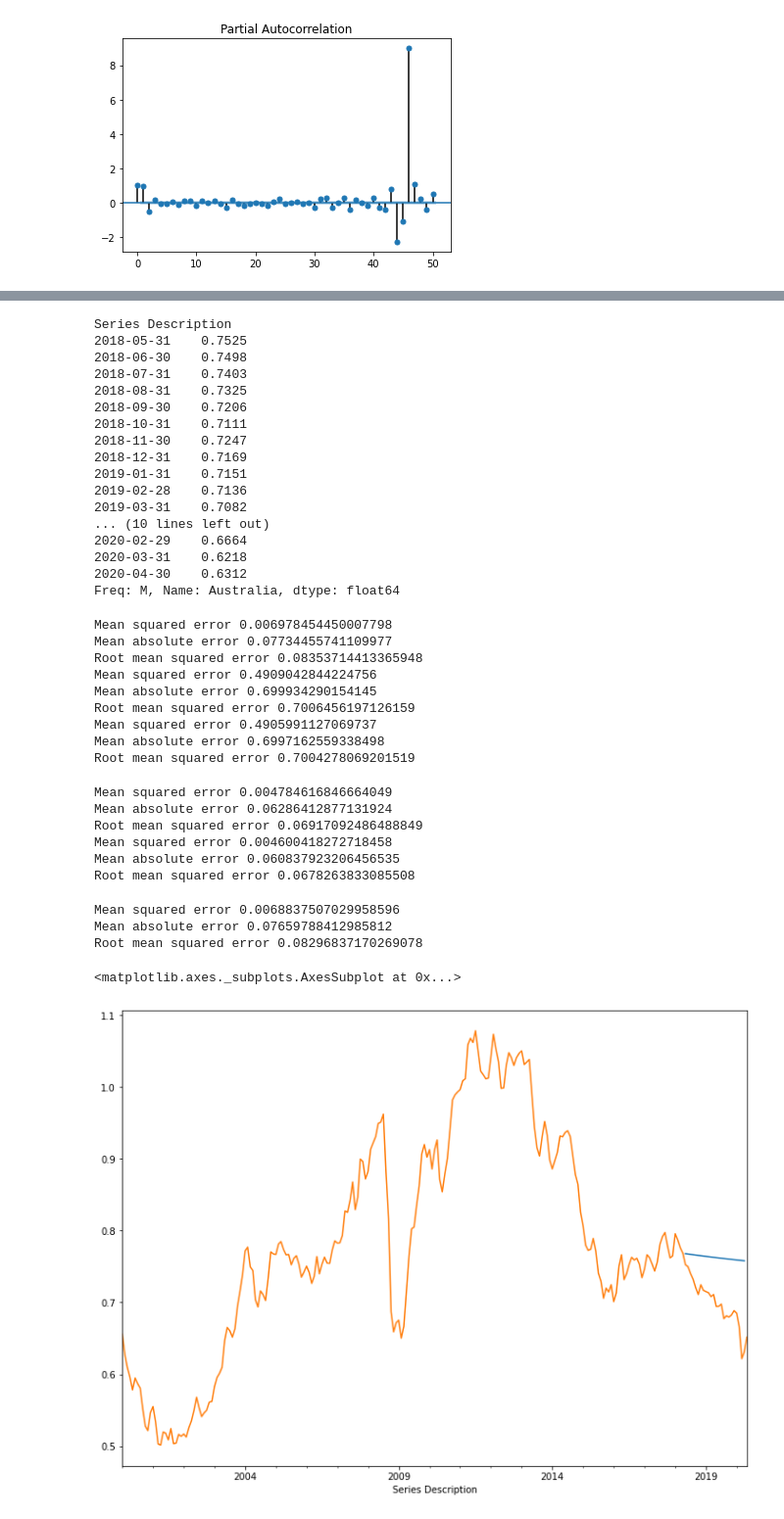
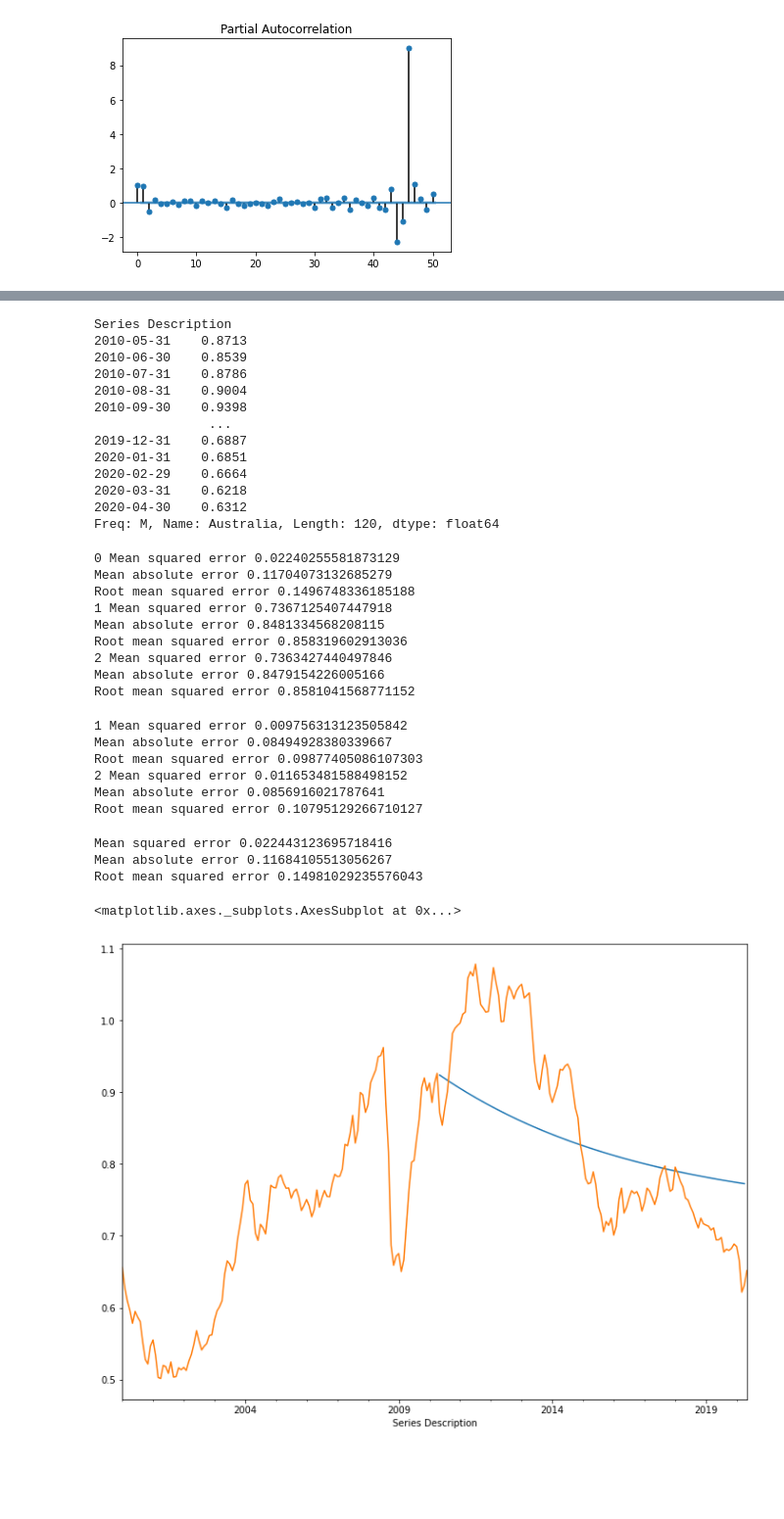
Before and after one commit to marmistead91/Foreign-Exchange-Rates-Time-Series, a Jupyter notebook: Time Series.ipynb, the cells around one changed output, grey strips where cells are left out. Shown at 98% size. Cells and saved outputs as stored; diff of their text form; code cells hidden in the pictures; blank space fills up the shorter version.

```diff
--- a/Time Series.ipynb
+++ b/Time Series.ipynb
@@ -550,24 +560,20 @@ plot_pacf(month_aus.Australia, lags=50)
 # %%
-testresults=month_aus.Australia[-25:-1]
+testresults=month_aus.Australia[-121:-1]
 testresults
 # %% [output]
 Series Description
-2018-05-31    0.7525
-2018-06-30    0.7498
-2018-07-31    0.7403
-2018-08-31    0.7325
-2018-09-30    0.7206
-2018-10-31    0.7111
-2018-11-30    0.7247
-2018-12-31    0.7169
-2019-01-31    0.7151
-2019-02-28    0.7136
-2019-03-31    0.7082
-... (10 lines left out)
+2010-05-31    0.8713
+2010-06-30    0.8539
+2010-07-31    0.8786
+2010-08-31    0.9004
+2010-09-30    0.9398
+               ...
+2019-12-31    0.6887
+2020-01-31    0.6851
 2020-02-29    0.6664
 2020-03-31    0.6218
 2020-04-30    0.6312
-Freq: M, Name: Australia, dtype: float64
+Freq: M, Name: Australia, Length: 120, dtype: float64
 # %%
 def arimamod(data, p,d,q, start, end):
     mod=ARIMA(data, order = (p,d,q))
@@ -577,43 +583,42 @@ def arimamod(data, p,d,q, start, end):
 # %%
 d=[0,1,2]
 for i in d:
-    pred=arimamod(month_aus.Australia, 0,i,0, '2018-05-31', '2020-04-30')
+    pred=arimamod(month_aus.Australia, 0,i,0, '2010-05-31', '2020-04-30')
     mae=mean_absolute_error(testresults, pred)
     mse=mean_squared_error(testresults, pred)
     rmsq=np.sqrt(mean_squared_error(testresults, pred))
-    print('Mean squared error', mse)
+    print(i,'Mean squared error', mse)
     print('Mean absolute error', mae)
     print('Root mean squared error', rmsq)
 # %% [output]
-Mean squared error 0.006978454450007798
-Mean absolute error 0.07734455741109977
-Root mean squared error 0.08353714413365948
-Mean squared error 0.4909042844224756
-Mean absolute error 0.699934290154145
-Root mean squared error 0.7006456197126159
-Mean squared error 0.4905991127069737
-Mean absolute error 0.6997162559338498
-Root mean squared error 0.7004278069201519
+0 Mean squared error 0.02240255581873129
+Mean absolute error 0.11704073132685279
+Root mean squared error 0.1496748336185188
+1 Mean squared error 0.7367125407447918
+Mean absolute error 0.8481334568208115
+Root mean squared error 0.858319602913036
+2 Mean squared error 0.7363427440497846
+Mean absolute error 0.8479154226005166
+Root mean squared error 0.8581041568771152
 # %%
 p=[1,2]
 for i in p:
-    pred=arimamod(month_aus.Australia, i,0,0, '2018-05-31', '2020-04-30')
+    pred=arimamod(month_aus.Australia, i,0,0, '2010-05-31', '2020-04-30')
     mae=mean_absolute_error(testresults, pred)
     mse=mean_squared_error(testresults, pred)
     rmsq=np.sqrt(mean_squared_error(testresults, pred))
-    print('Mean squared error', mse)
+    print(i,'Mean squared error', mse)
     print('Mean absolute error', mae)
     print('Root mean squared error', rmsq)
 # %% [output]
-Mean squared error 0.004784616846664049
-Mean absolute error 0.06286412877131924
-Root mean squared error 0.06917092486488849
-Mean squared error 0.004600418272718458
-Mean absolute error 0.060837923206456535
-Root mean squared error 0.0678263833085508
+1 Mean squared error 0.009756313123505842
+Mean absolute error 0.08494928380339667
+Root mean squared error 0.09877405086107303
+2 Mean squared error 0.011653481588498152
+Mean absolute error 0.0856916021787641
+Root mean squared error 0.10795129266710127
 # %%
-
-pred=arimamod(month_aus.Australia, 0,0,1, '2018-05-31', '2020-04-30')
+pred=arimamod(month_aus.Australia, 0,0,1, '2010-05-31', '2020-04-30')
 mae=mean_absolute_error(testresults, pred)
 mse=mean_squared_error(testresults, pred)
 rmsq=np.sqrt(mean_squared_error(testresults, pred))
@@ -621,15 +626,15 @@ print('Mean squared error', mse)
 print('Mean absolute error', mae)
 print('Root mean squared error', rmsq)
 # %% [output]
-Mean squared error 0.0068837507029958596
-Mean absolute error 0.07659788412985812
-Root mean squared error 0.08296837170269078
+Mean squared error 0.022443123695718416
+Mean absolute error 0.11684105513056267
+Root mean squared error 0.14981029235576043
 # %%
-pred=arimamod(month_aus.Australia, 1,0,0, '2018-05-31', '2020-04-30')
+pred=arimamod(month_aus.Australia, 1,0,0, '2010-05-31', '2020-04-30')
 plt.figure(figsize=(12,9))
 plt.xlim('2018-05-31', '2020-04-30')
 ax=pred.plot()
 month_aus.Australia.plot(ax=ax)
 # %% [output]
 <matplotlib.axes._subplots.AxesSubplot at 0x...>
-[figure, old version]
+[figure, new version]
```
Also changed, not shown: parts of 9 cells of this notebook.
